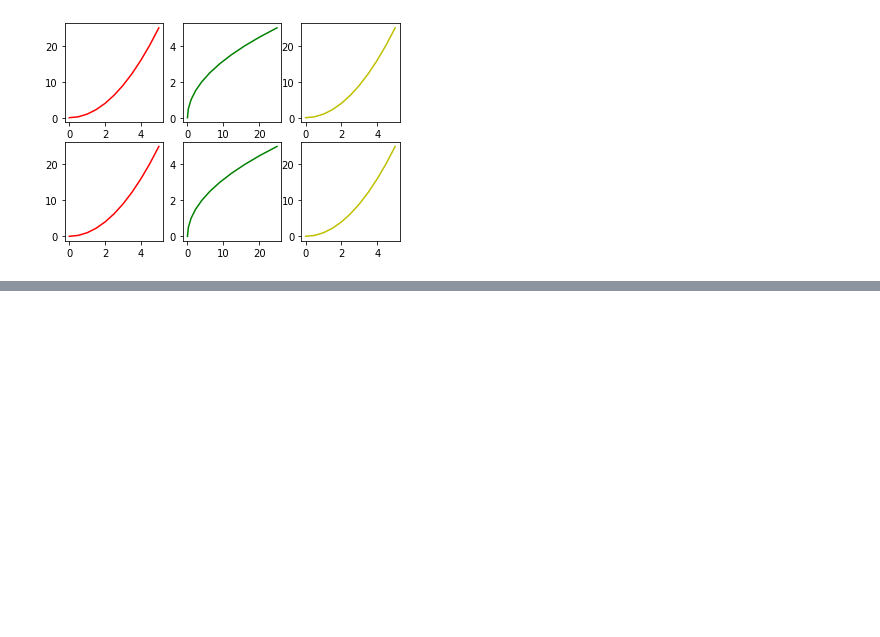
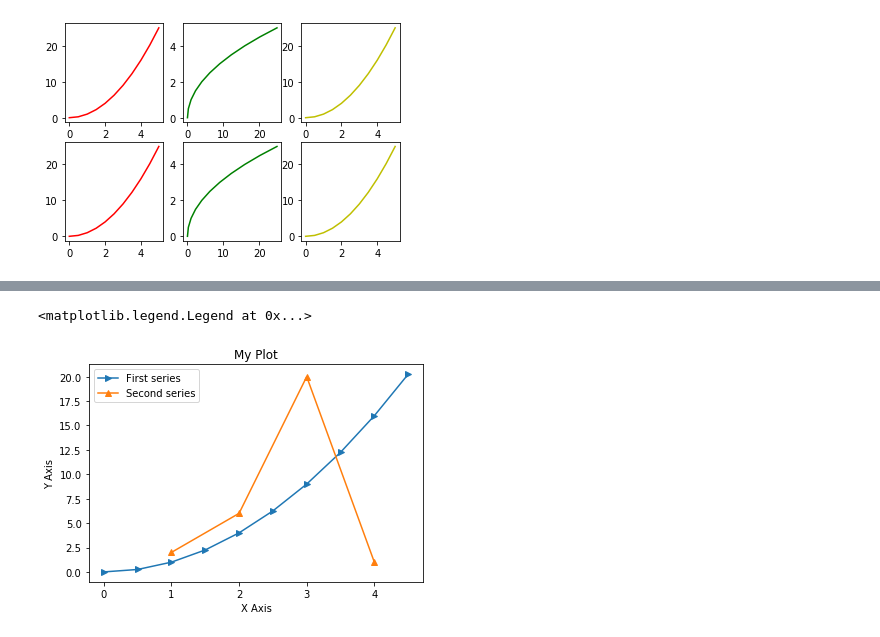
Before and after one commit to rupeshSi/Python, a Jupyter notebook: matplotlibIntro.ipynb, the cells around one changed output, grey strips where cells are left out. Cells and saved outputs as stored; diff of their text form; code cells hidden in the pictures; blank space fills up the shorter version.

```diff
--- a/matplotlibIntro.ipynb
+++ b/matplotlibIntro.ipynb
@@ -248,0 +248,17 @@ plt.subplot(ax2)
+# %%
+#Now Check this
+
+x11=np.arange(0,5,.5)
+plt.plot(x11,x11**2,marker='>' ,label='X11^2')
+plt.legend()
+###########################
+
+plt.plot([1,2,3,4],[2,6,20,1],marker='^', label ='Speed' )
+plt.xlabel('X Axis')
+plt.ylabel('Y Axis')
+plt.title('My Plot')
+plt.legend(['First series','Second series','Third series'],loc=2)
+#plt.legend()
+# %% [output]
+<matplotlib.legend.Legend at 0x...>
+[figure, added]
```
Also changed, not shown: parts of 59 cells of this notebook.
